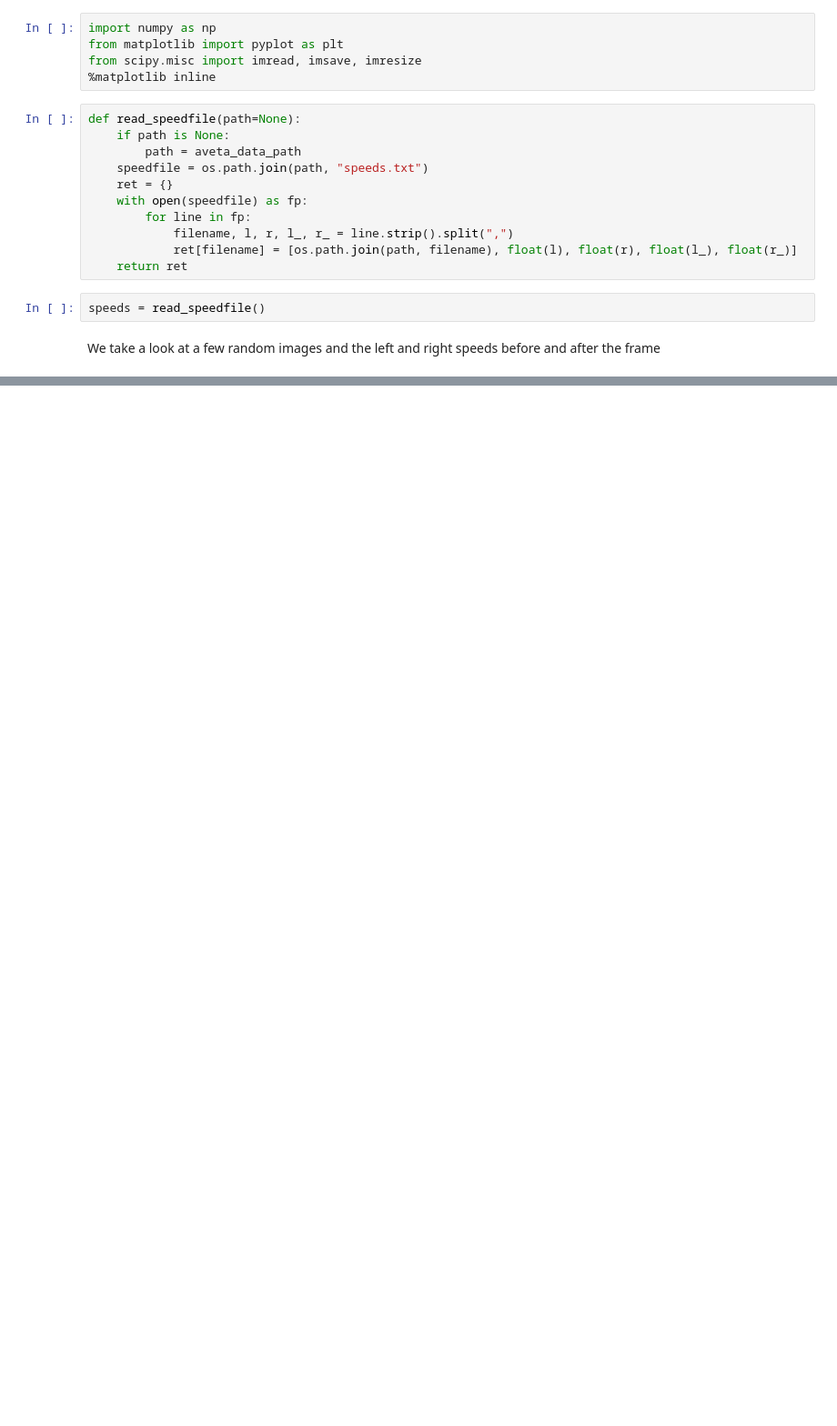
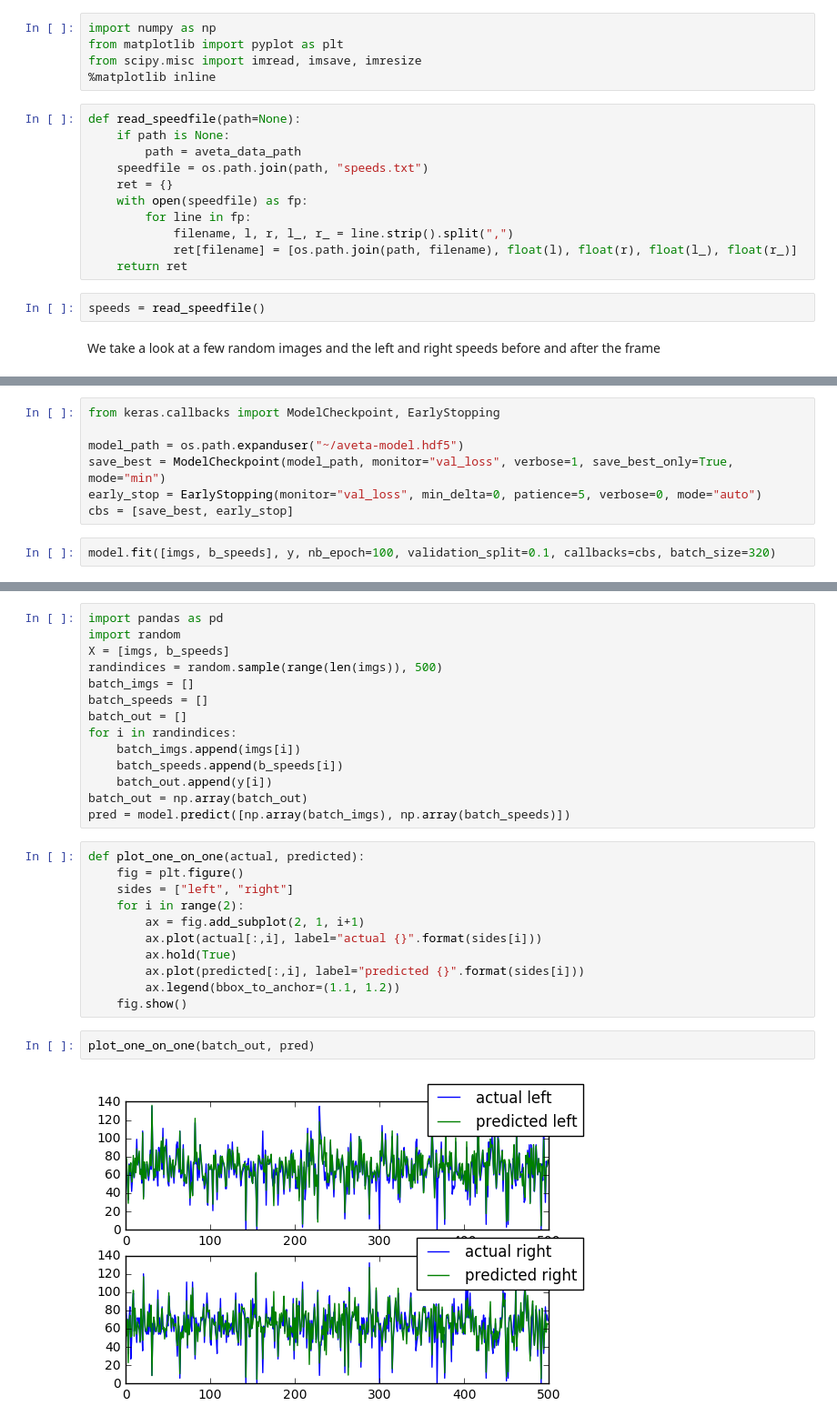
Before and after one commit to jaipradeesh/aveta, a Jupyter notebook: nbs/Untitled.ipynb, the cells around one changed output, grey strips where cells are left out. Shown at 91% size. Drawn from its saved outputs; the diff is of its cells as text; blank space fills up the shorter version.

```diff
--- a/nbs/Untitled.ipynb
+++ b/nbs/Untitled.ipynb
@@ -50,0 +130,9 @@ fig.show()
+# %%
+from keras.callbacks import ModelCheckpoint, EarlyStopping
+
+model_path = os.path.expanduser("~/aveta-model.hdf5")
+save_best = ModelCheckpoint(model_path, monitor="val_loss", verbose=1, save_best_only=True, mode="min")
+early_stop = EarlyStopping(monitor="val_loss", min_delta=0, patience=5, verbose=0, mode="auto")
+cbs = [save_best, early_stop]
+# %%
+model.fit([imgs, b_speeds], y, nb_epoch=100, validation_split=0.1, callbacks=cbs, batch_size=320)
@@ -50,0 +158,29 @@ fig.show()
+# %%
+import pandas as pd
+import random
+X = [imgs, b_speeds]
+randindices = random.sample(range(len(imgs)), 500)
+batch_imgs = []
+batch_speeds = []
+batch_out = []
+for i in randindices:
+    batch_imgs.append(imgs[i])
+    batch_speeds.append(b_speeds[i])
+    batch_out.append(y[i])
+batch_out = np.array(batch_out)
+pred = model.predict([np.array(batch_imgs), np.array(batch_speeds)])
+# %%
+def plot_one_on_one(actual, predicted):
+    fig = plt.figure()
+    sides = ["left", "right"]
+    for i in range(2):
+        ax = fig.add_subplot(2, 1, i+1)
+        ax.plot(actual[:,i], label="actual {}".format(sides[i]))
+        ax.hold(True)
+        ax.plot(predicted[:,i], label="predicted {}".format(sides[i]))
+        ax.legend(bbox_to_anchor=(1.1, 1.2))
+    fig.show()
+# %%
+plot_one_on_one(batch_out, pred)
+# %% [output]
+[figure, added]
```
Also changed, not shown: parts of 9 cells of this notebook.
